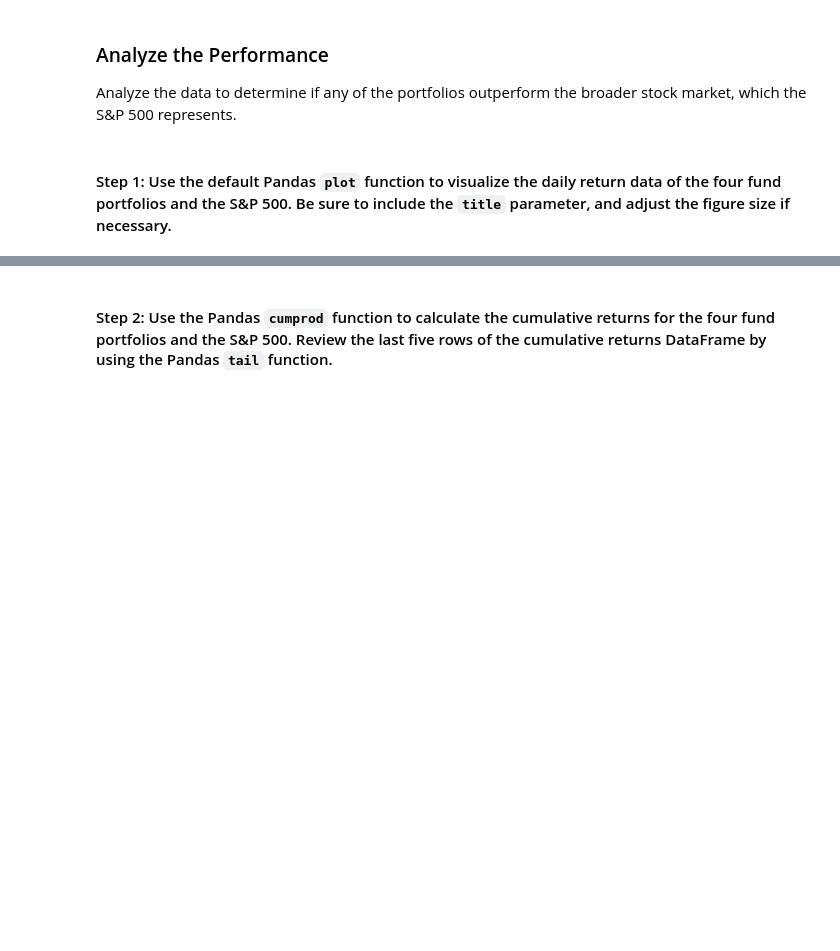
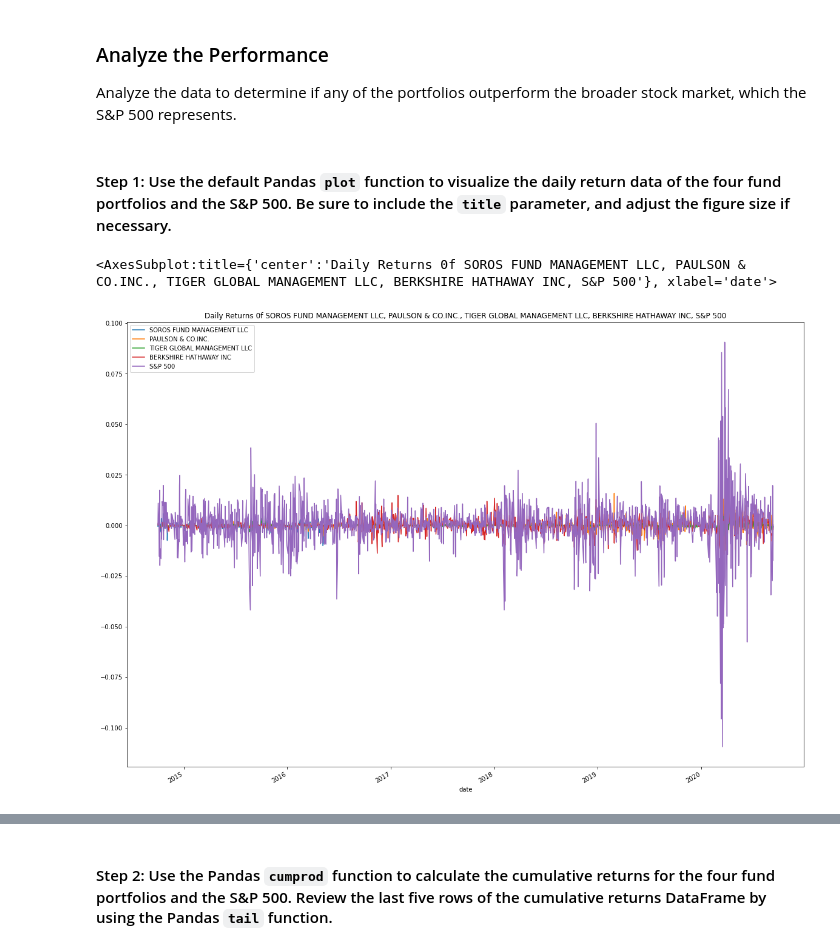
Before and after one commit to sidbetatester/market_risk_analyser, a Jupyter notebook: risk_return_analysis.ipynb, the cells around one changed output, grey strips where cells are left out. Cells and saved outputs as stored; diff of their text form; code cells hidden in the pictures; blank space fills up the shorter version.

```diff
--- a/risk_return_analysis.ipynb
+++ b/risk_return_analysis.ipynb
@@ -158,4 +158,8 @@ Analyze the data to determine if any of the portfolios outperform the broader st
 # %%
 # Plot the daily return data of the 4 funds and the S&P 500
 # Inclue a title parameter and adjust the figure size
-# YOUR CODE HERE
+# daily returns of the four fund portfolios and the S&P 500 in single chart
+whale_navs_daily_returns_df.plot(figsize = (20,15), title = "Daily Returns 0f SOROS FUND MANAGEMENT LLC, PAULSON & CO.INC., TIGER GLOBAL MANAGEMENT LLC, BERKSHIRE HATHAWAY INC, S&P 500")
+# %% [output]
+<AxesSubplot:title={'center':'Daily Returns 0f SOROS FUND MANAGEMENT LLC, PAULSON & CO.INC., TIGER GLOBAL MANAGEMENT LLC, BERKSHIRE HATHAWAY INC, S&P 500'}, xlabel='date'>
+[figure, added]
```
Also changed, not shown: parts of 8 cells of this notebook.
